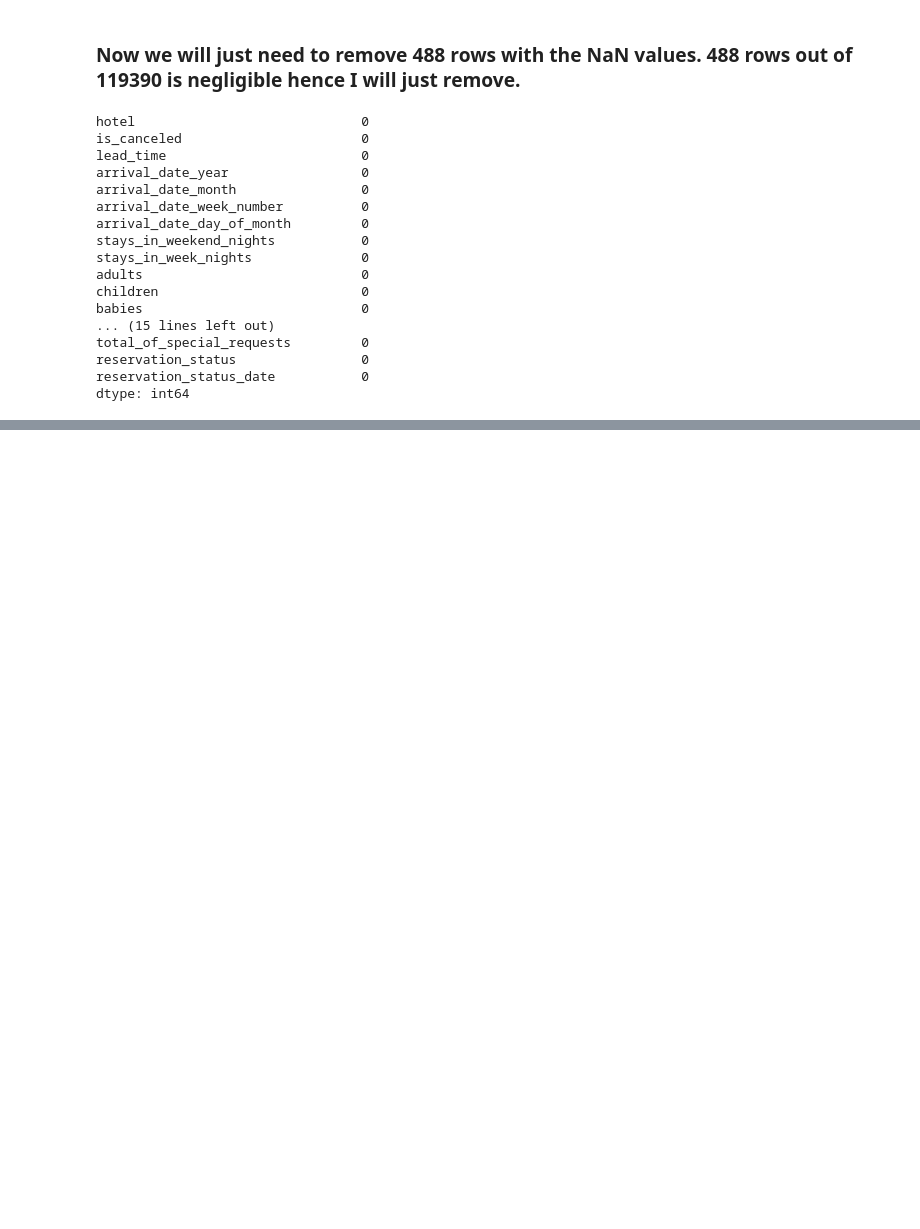
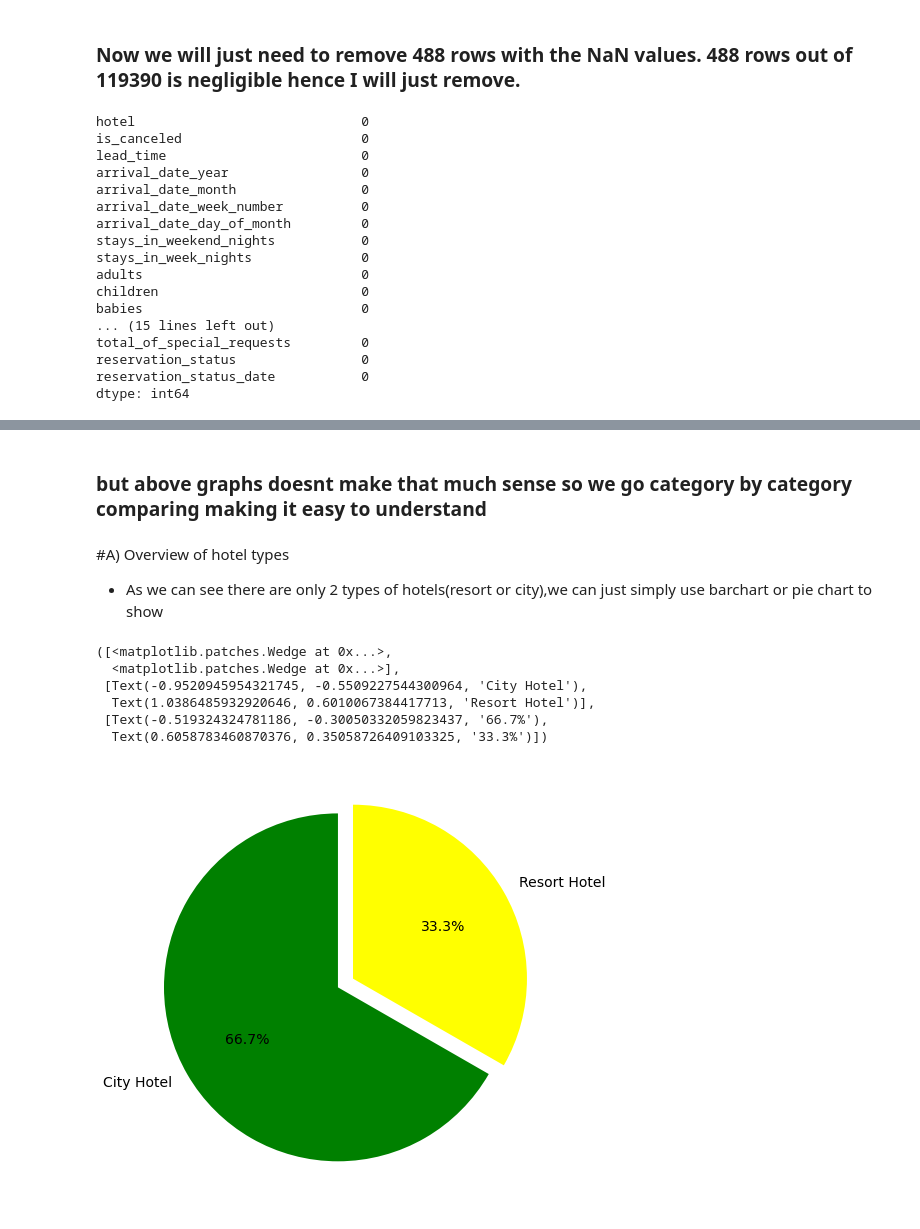
Before and after one commit to Deven876/Capstone-1-Hotel-Booking-Analysis, a Jupyter notebook: Capstone_Project_1_Hotel_Booking_Analysis.ipynb, the cells around one changed output, grey strips where cells are left out. Cells and saved outputs as stored; diff of their text form; code cells hidden in the pictures; blank space fills up the shorter version.

```diff
--- a/Capstone_Project_1_Hotel_Booking_Analysis.ipynb
+++ b/Capstone_Project_1_Hotel_Booking_Analysis.ipynb
@@ -234,0 +251,29 @@ dtype: int64
+# %% [markdown]
+### but above graphs doesnt make that much sense so we go category by category comparing making it easy to understand
+# %% [markdown]
+#A) Overview of hotel types
+- As we can see there are only 2 types of hotels(resort or city),we can just simply use barchart or pie chart to show
+# %%
+# Enlarging the pie chart
+plt.rcParams['figure.figsize'] = 8,8
+
+# Indexing labels. tolist() will convert the index to list for easy manipulation
+labels = data['hotel'].value_counts().index.tolist()
+
+# Convert value counts to list
+sizes = data['hotel'].value_counts().tolist()
+
+# Aexplode will determine how much each section is separated from each other
+explode = (0, 0.1)
+
+# Determine colour of pie chart
+colors = ['green','yellow']
+plt.pie(sizes, explode=explode, labels=labels, colors=colors, autopct='%1.1f%%',startangle=90, textprops={'fontsize': 14})
+# %% [output]
+([<matplotlib.patches.Wedge at 0x...>,
+  <matplotlib.patches.Wedge at 0x...>],
+ [Text(-0.9520945954321745, -0.5509227544300964, 'City Hotel'),
+  Text(1.0386485932920646, 0.6010067384417713, 'Resort Hotel')],
+ [Text(-0.519324324781186, -0.30050332059823437, '66.7%'),
+  Text(0.6058783460870376, 0.35058726409103325, '33.3%')])
+[figure, added]
```
Also changed, not shown: parts of 26 cells of this notebook.
